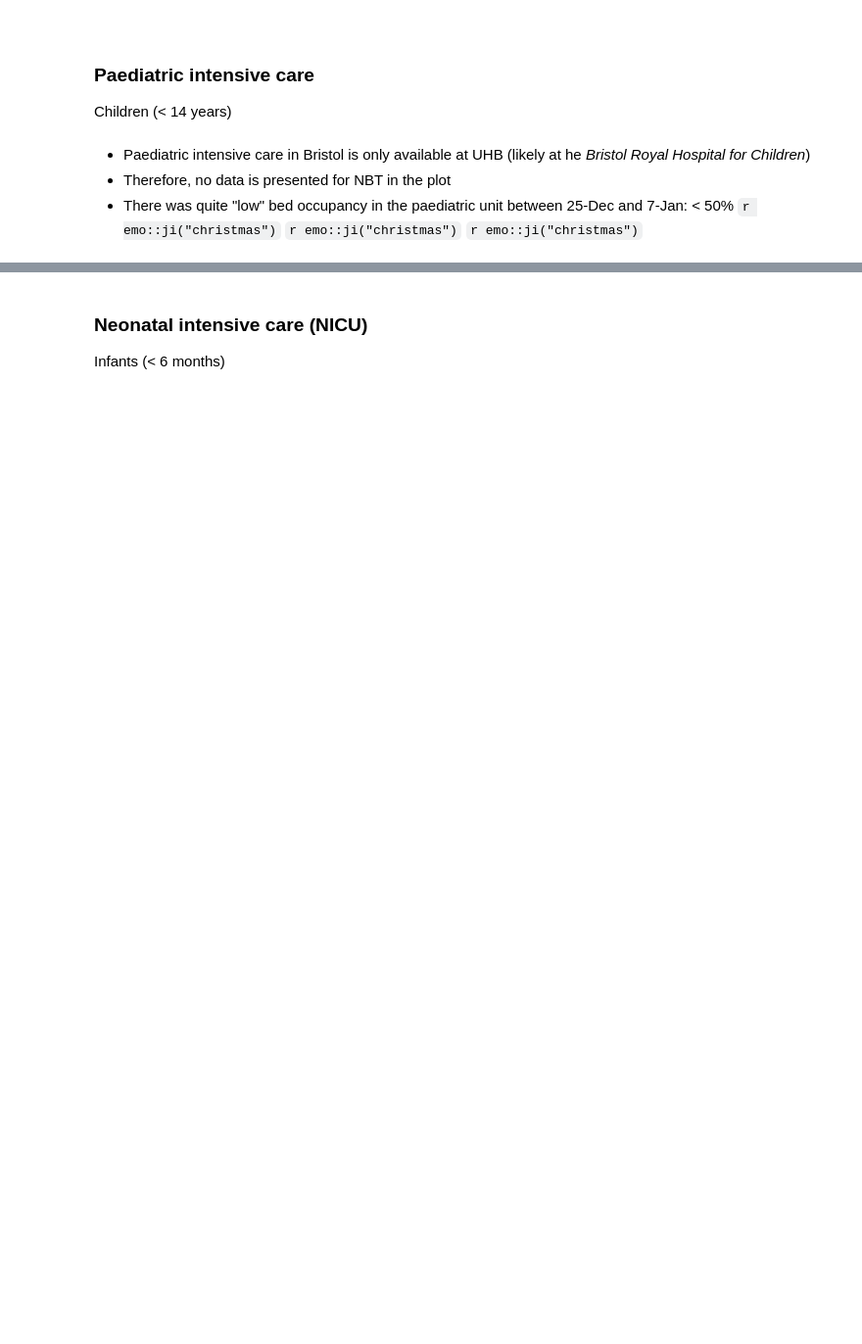
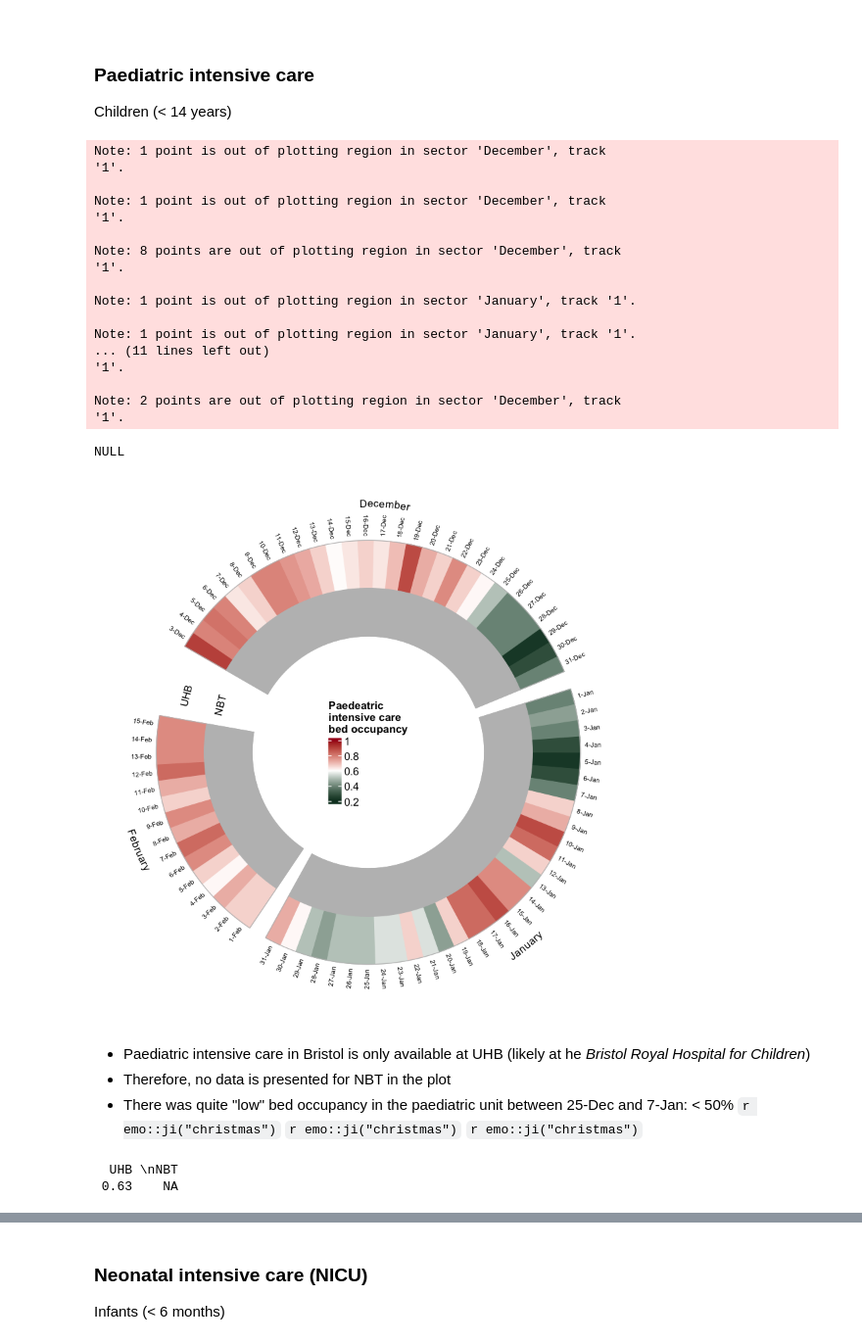
Before and after one commit to mvab/NHS_winter_ICU_Occupancy, a Jupyter notebook: data_prep_and_visualisation.ipynb, the cells around one changed output, grey strips where cells are left out. Shown at 98% size. Drawn from its saved outputs; the diff is of its cells as text; code cells hidden in the pictures; blank space fills up the shorter version.

```diff
--- a/data_prep_and_visualisation.ipynb
+++ b/data_prep_and_visualisation.ipynb
@@ -264,9 +288,36 @@ Children (< 14 years)
 # %%
 dat_child <- load_data(file = filename,  sheet = "Paediatric intensive care")
 dat_child_bristol <- process_data(dat_child)
-plot_circular_heatmap(df=dat_child_bristol,  "Paedeatric \nintensive care")
+p <- plot_circular_heatmap(df=dat_child_bristol,  "Paedeatric \nintensive care")
+p
+# %% [output]
+Note: 1 point is out of plotting region in sector 'December', track
+'1'.
+
+Note: 1 point is out of plotting region in sector 'December', track
+'1'.
+
+Note: 8 points are out of plotting region in sector 'December', track
+'1'.
+
+Note: 1 point is out of plotting region in sector 'January', track '1'.
+
+Note: 1 point is out of plotting region in sector 'January', track '1'.
+... (11 lines left out)
+'1'.
+
+Note: 2 points are out of plotting region in sector 'December', track
+'1'.
+NULL
+[figure, added]
 # %% [markdown]
 - Paediatric intensive care in Bristol is only available at UHB (likely at he _Bristol Royal Hospital for Children_)
 - Therefore, no data is presented for NBT in the plot
 - There was quite "low" bed occupancy in the paediatric unit between 25-Dec and 7-Jan: < 50% `r emo::ji("christmas")` `r emo::ji("christmas")` `r emo::ji("christmas")`
+# %%
+# mean occupancy
+round(colMeans(dat_child_bristol$wide_data),2)
+# %% [output]
+  UHB \nNBT
+ 0.63    NA
 # %%
```
Also changed, not shown: parts of 7 cells of this notebook.
